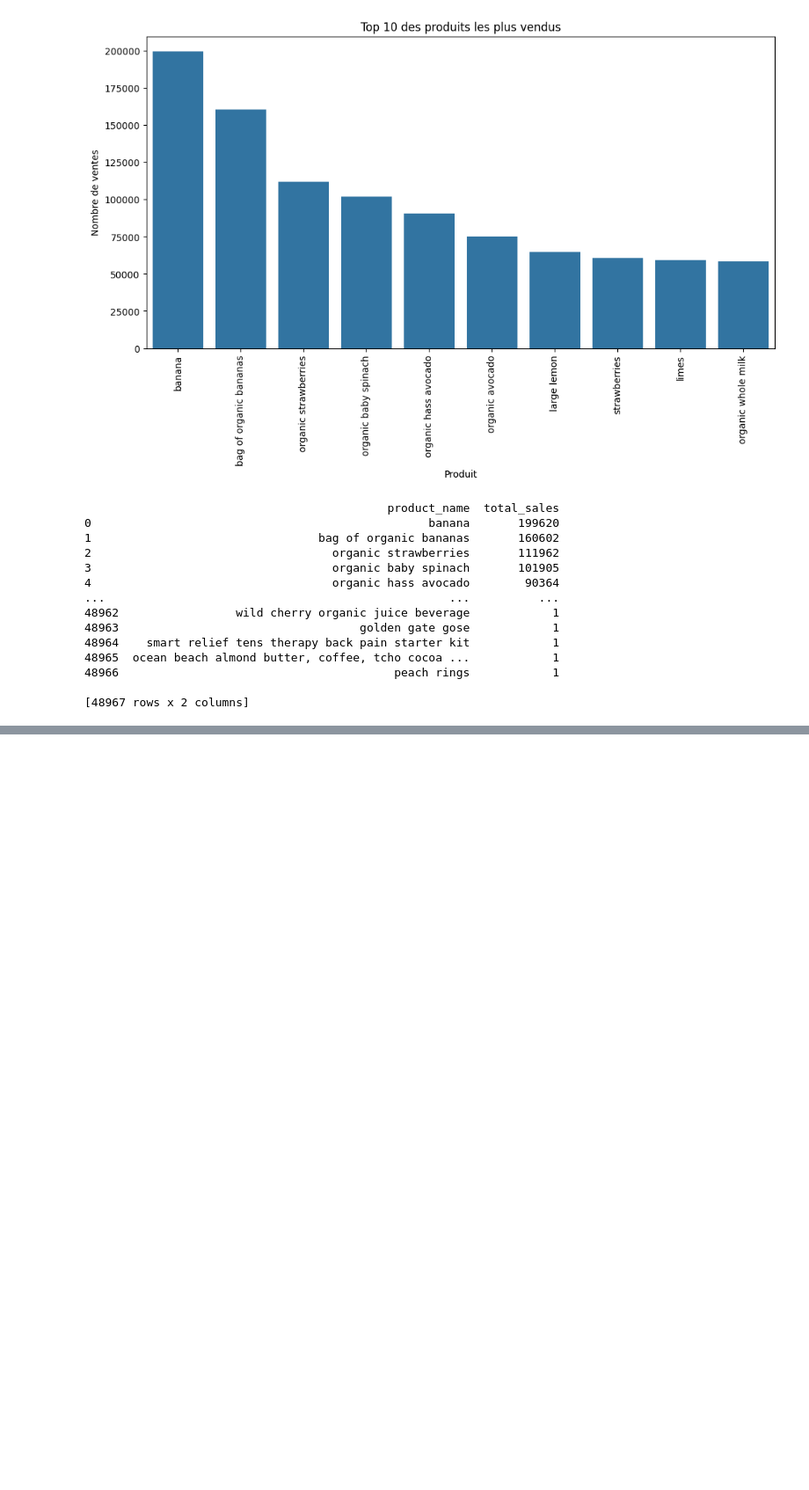
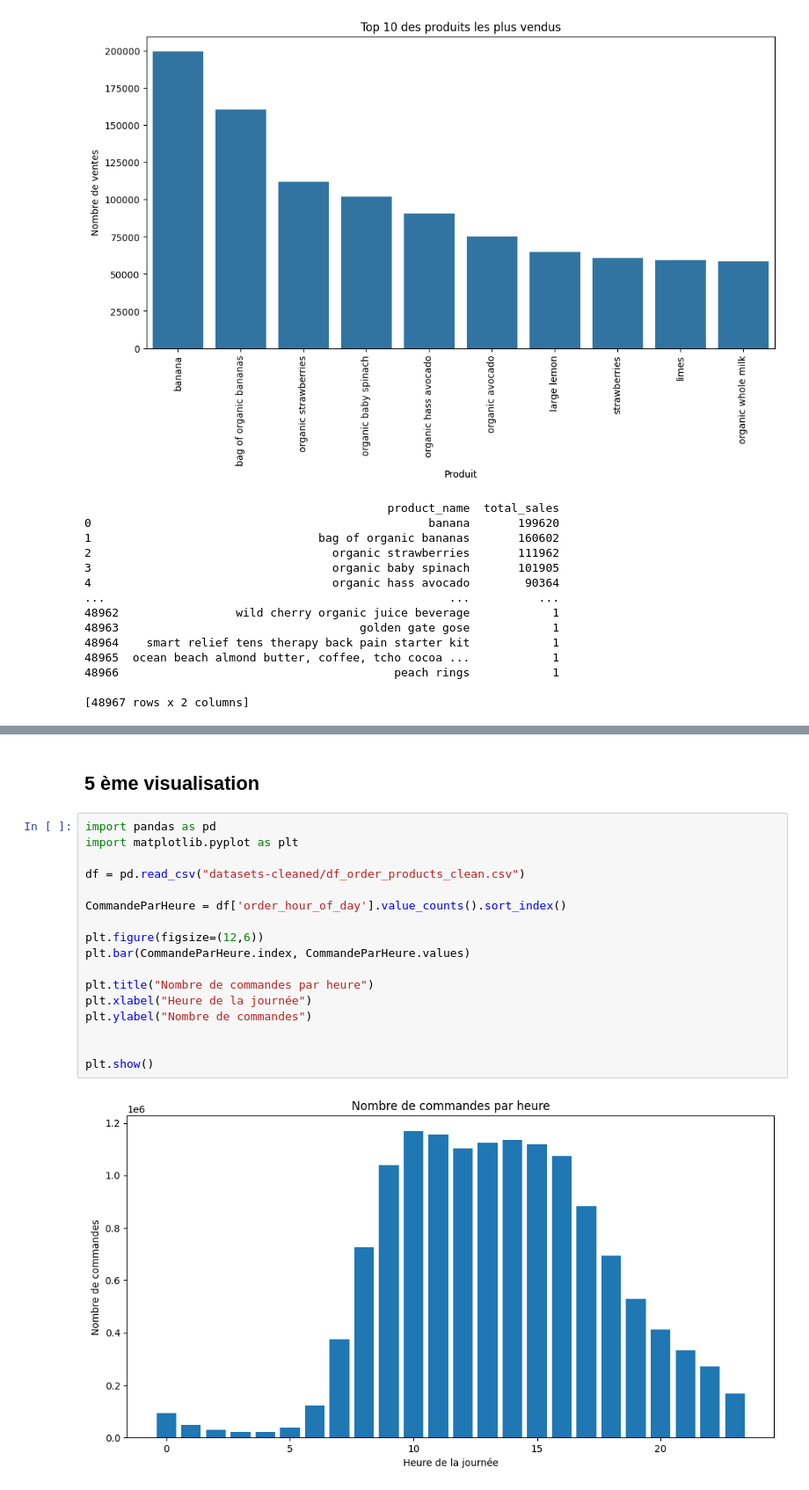
Before and after one commit to jarodpg/NextBuy, a Jupyter notebook: nextbuy_visualisation.ipynb, the cells around one changed output, grey strips where cells are left out. Shown at 88% size. Saved outputs shown, nothing was run; the diff lists cells and outputs as text; blank space fills up the shorter version.

```diff
--- a/nextbuy_visualisation.ipynb
+++ b/nextbuy_visualisation.ipynb
@@ -119,0 +156,21 @@ print(vente)
+# %% [markdown]
+## 5 ème visualisation
+# %%
+import pandas as pd
+import matplotlib.pyplot as plt
+
+df = pd.read_csv("datasets-cleaned/df_order_products_clean.csv")
+
+CommandeParHeure = df['order_hour_of_day'].value_counts().sort_index()
+
+plt.figure(figsize=(12,6))
+plt.bar(CommandeParHeure.index, CommandeParHeure.values)
+
+plt.title("Nombre de commandes par heure")
+plt.xlabel("Heure de la journée")
+plt.ylabel("Nombre de commandes")
+
+
+plt.show()
+# %% [output]
+[figure, added]
```
Also changed, not shown: parts of 2 cells of this notebook.
